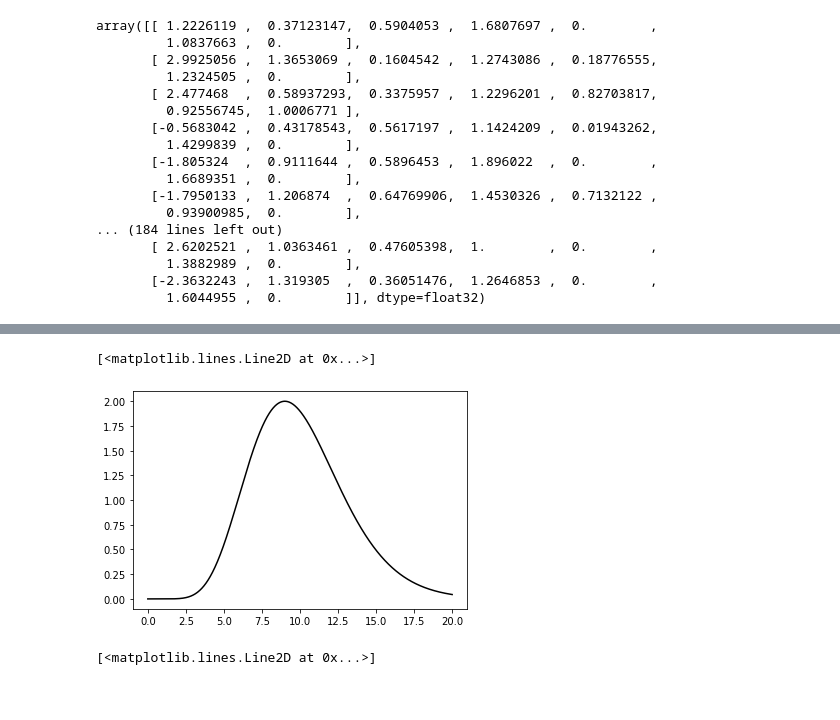
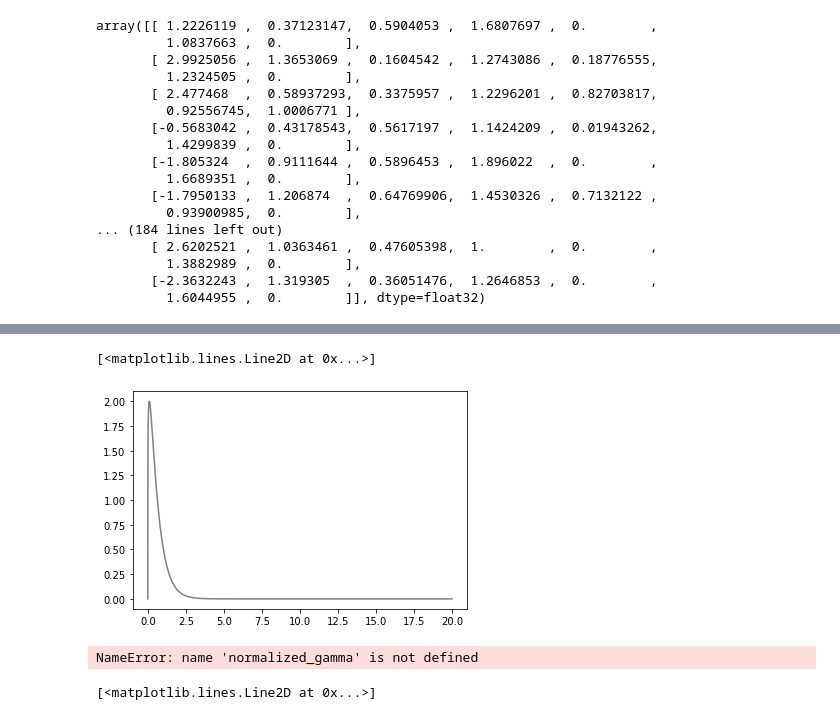
Before and after one commit to AlexanderFengler/ssm-simulators, a Jupyter notebook: basic_tutorial_tmp.ipynb, the cells around one changed output, grey strips where cells are left out. Cells and saved outputs as stored; diff of their text form; code cells hidden in the pictures.

```diff
--- a/basic_tutorial_tmp.ipynb
+++ b/basic_tutorial_tmp.ipynb
@@ -232,9 +292,14 @@ NameError: name 't' is not defined
+# %%
+out = ssms.basic_simulators.gamma_drift(t = t, shape = 1.2, scale = 0.5, c = 2)
+plt.plot(t, out, alpha = 5 / 10, color = 'black')
+# %% [output]
+[<matplotlib.lines.Line2D at 0x...>]
+[figure, added]
 # %%
-out = normalized_gamma(t = t, alpha = 10, tau = 1, c = 2)
+out = normalized_gamma(t = t, alpha = 10, tau = 0.5, c = 2)
 plt.plot(t, out, alpha = 1, color = 'black')
 # %% [output]
-[<matplotlib.lines.Line2D at 0x...>]
+NameError: name 'normalized_gamma' is not defined
-[figure, removed]
 # %%
 plt.plot(t, out)
 # %% [output]
```
Also changed, not shown: parts of 11 cells of this notebook, 3 other files.
